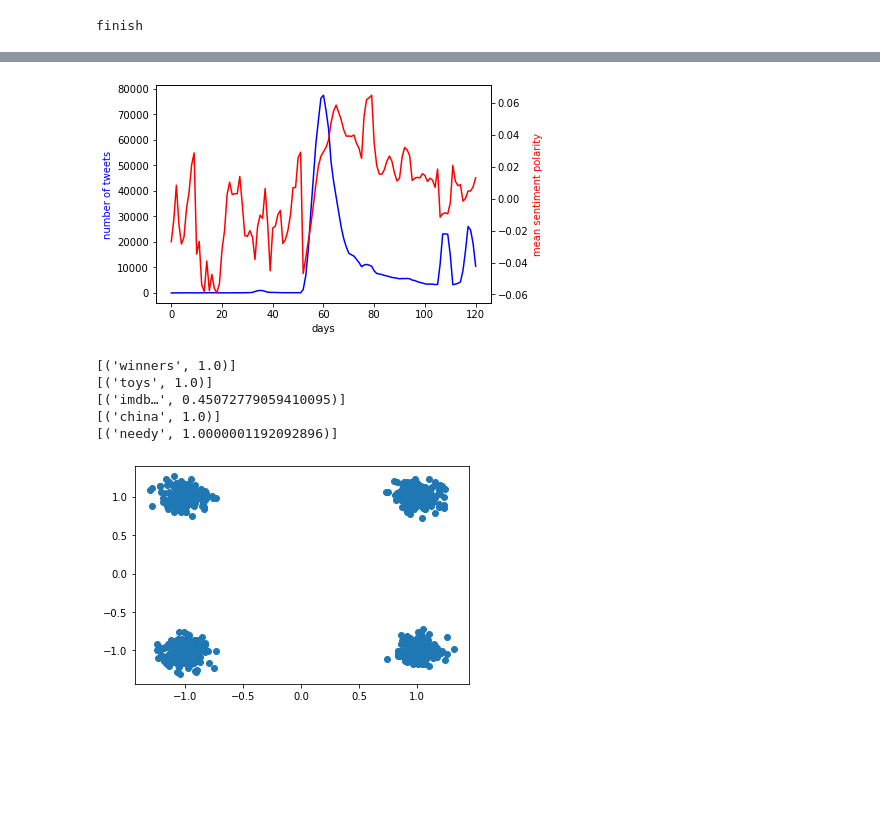
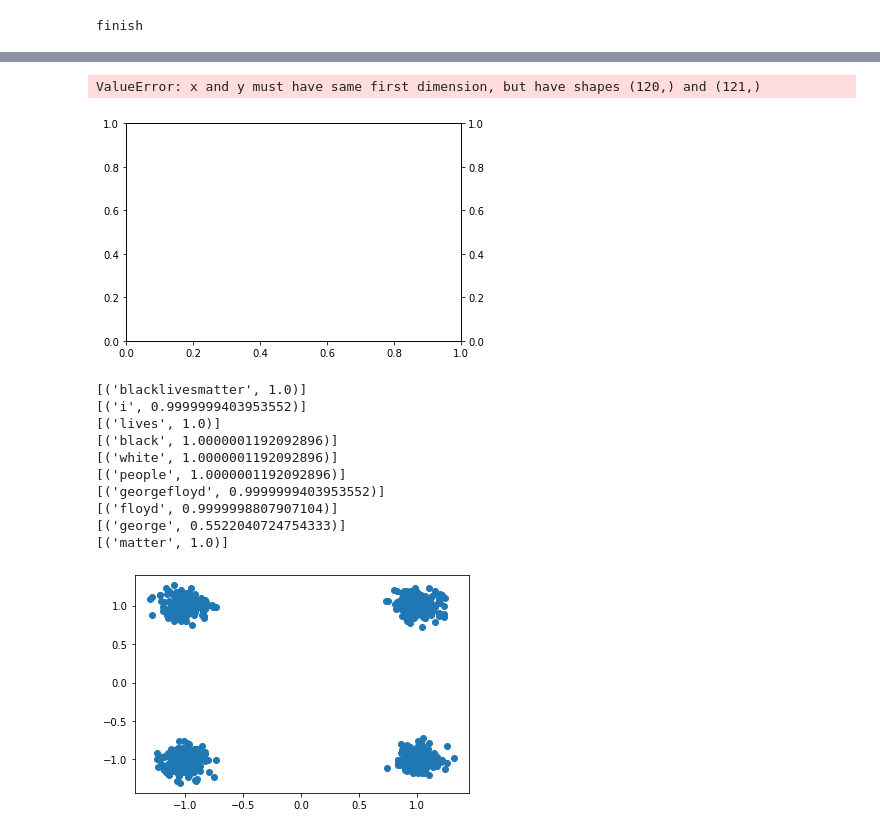
Before and after one commit to Isyohan/WeakSignalsBLM, a Jupyter notebook: BLM_Clustering.ipynb, the cells around one changed output, grey strips where cells are left out. Cells and saved outputs as stored; diff of their text form; code cells hidden in the pictures; blank space fills up the shorter version.

```diff
--- a/BLM_Clustering.ipynb
+++ b/BLM_Clustering.ipynb
@@ -315,0 +304,5 @@ for i in range(len(list_of_centroids_with_words)):
+# %%
+bigL=np.ndarray((len(list_of_centroids_with_words),len(list_of_centroids_with_words[0])),dtype=object)
+for i in range(bigL.shape[0]):
+    for j in range(bigL.shape[1]) :
+        bigL[i,j]=list_of_centroids_with_words[i][j][0][0]
@@ -315,0 +332,6 @@ for i in range(len(list_of_centroids_with_words)):
+# %%
+verybigL=np.ndarray((len(list_of_centroids_with_words),len(list_of_centroids_with_words[0]),len(list_of_centroids_with_words[0][0])),dtype=object)
+for i in range(verybigL.shape[0]):
+    for j in range(verybigL.shape[1]) :
+        for k in range(verybigL.shape[2]):
+            verybigL[i,j,k]=list_of_centroids_with_words[i][j][k][0]
@@ -315,0 +361,8 @@ for i in range(len(list_of_centroids_with_words)):
+# %%
+veryverybigL=np.ndarray((len(list_of_centroids_with_words),len(list_of_centroids_with_words[0]),len(list_of_centroids_with_words[0][0]),len(list_of_centroids_with_words[0][0][0])),dtype=object)
+veryverybigL.shape
+for i in range(veryverybigL.shape[0]):
+    for j in range(veryverybigL.shape[1]) :
+        for k in range(veryverybigL.shape[2]):
+            for l in range(veryverybigL.shape[3]):
+                    veryverybigL[i,j,k,l]=list_of_centroids_with_words[i][j][k][l]
@@ -315,0 +389,4 @@ for i in range(len(list_of_centroids_with_words)):
+# %%
+centroids_array=np.ndarray((len(list_of_centroids),list_of_centroids[0].shape[0],list_of_centroids[0].shape[1]),dtype=object)
+for i in range(centroids_array.shape[0]):
+    centroids_array[i,:,:]=list_of_centroids[i]
@@ -344,23 +429,31 @@ for i in range(len(L)):
 # %%
 fig, axe1_X = plt.subplots()
 axe2_X = axe1_X.twinx()
-axe1_X.plot(range(len(L)-1), n_tweets[0:-1], 'b-')
-axe2_X.plot(range(len(L)-1), l_sent[0:-1], 'r-')
+color1='red'
+color2='blue'
+axe1_X.plot(range(len(L)-1), n_tweets, color1)
+axe2_X.plot(range(len(L)-1), l_sent, color2)
 axe1_X.set_xlabel('days')
-axe1_X.set_ylabel('number of tweets', color='b')
-axe2_X.set_ylabel('mean sentiment polarity', color='r')
+axe1_X.set_ylabel('number of tweets', color=color1)
+axe2_X.set_ylabel('mean sentiment polarity', color=color2)
 plt.savefig("figures_out/n_tweets_and_sent_pol.png",transparent=True)
 # %% [output]
+ValueError: x and y must have same first dimension, but have shapes (120,) and (121,)
-[figure, old version]
+[figure, new version]
 # %%
 for i in range(len(list_of_centroids[0])):
-    print(word_vectors.similar_by_vector(list_of_centroids[120][i],topn=1))
+    print(word_vectors.similar_by_vector(list_of_centroids[119][i],topn=1))
 # %% [output]
-[('winners', 1.0)]
-[('toys', 1.0)]
-[('imdb…', 0.45072779059410095)]
-[('china', 1.0)]
-[('needy', 1.0000001192092896)]
+[('blacklivesmatter', 1.0)]
+[('i', 0.9999999403953552)]
+[('lives', 1.0)]
+[('black', 1.0000001192092896)]
+[('white', 1.0000001192092896)]
+[('people', 1.0000001192092896)]
+[('georgefloyd', 0.9999999403953552)]
+[('floyd', 0.9999998807907104)]
+[('george', 0.5522040724754333)]
+[('matter', 1.0)]
 # %%
 from sklearn.datasets import make_blobs
 from sklearn.preprocessing import StandardScaler
```
Also changed, not shown: parts of 16 cells of this notebook.
